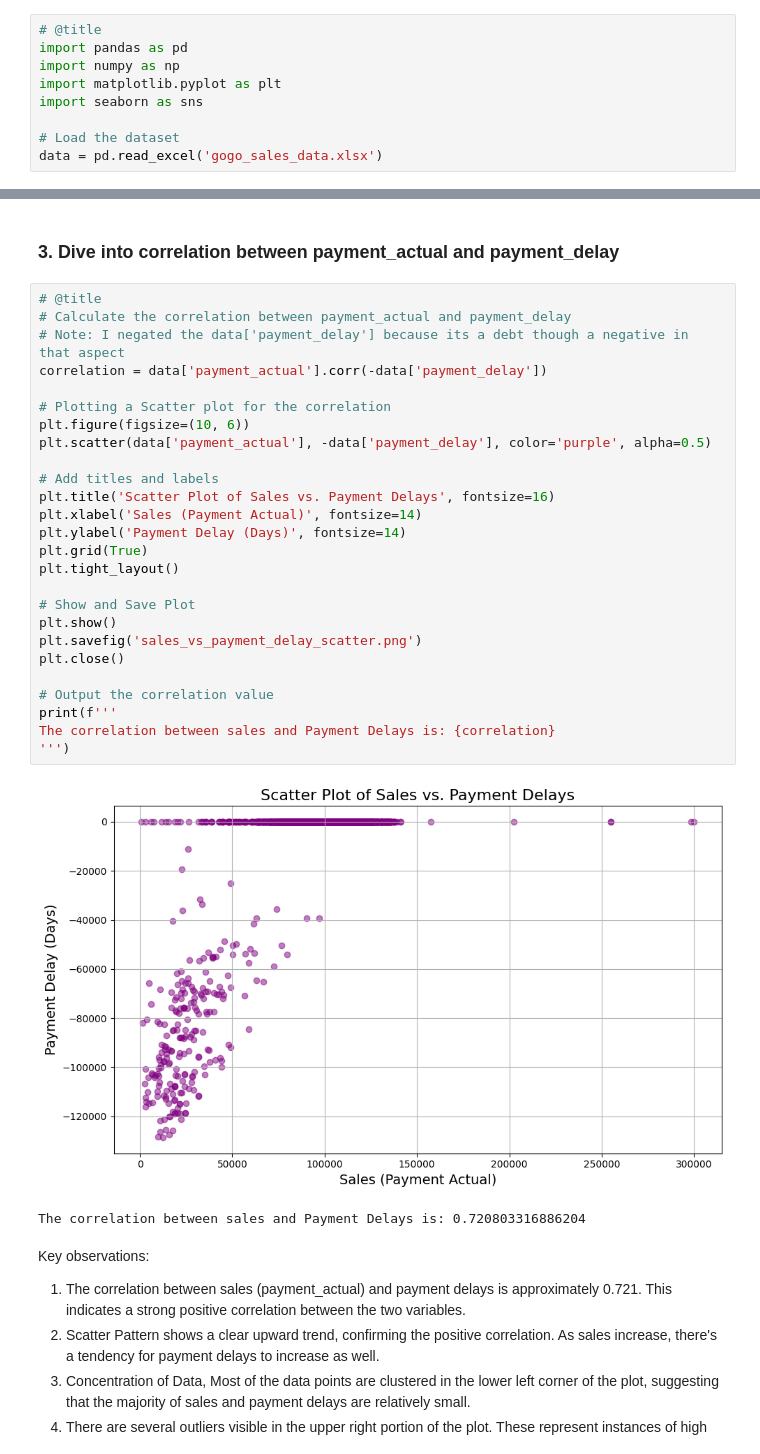
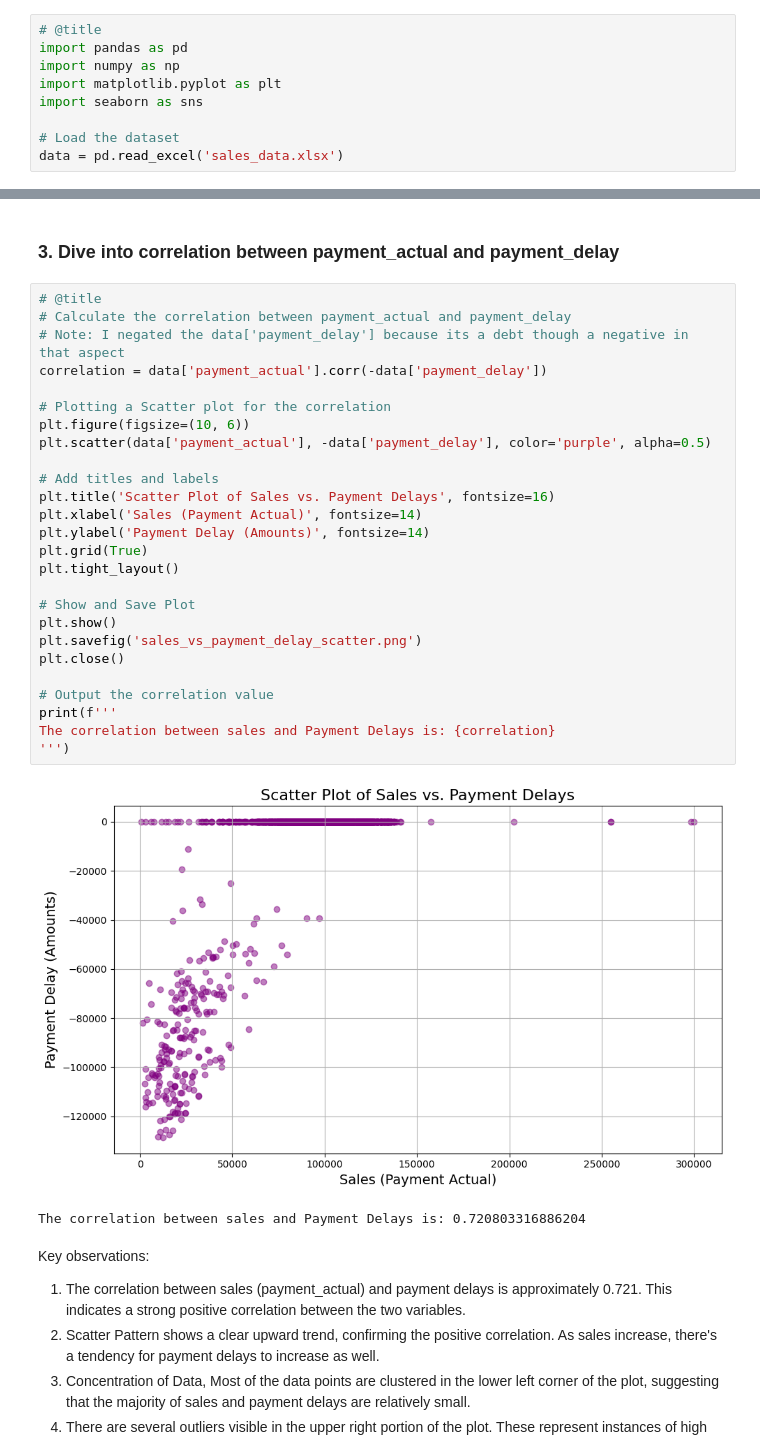
Before and after one commit to nabigwaku/Analysis-Projects, a Jupyter notebook: Sales_and_Repayment_Analysis.ipynb, the cells around one changed output, grey strips where cells are left out. Drawn from its saved outputs; the diff is of its cells as text.

```diff
--- a/Sales_and_Repayment_Analysis.ipynb
+++ b/Sales_and_Repayment_Analysis.ipynb
@@ -27,7 +27,7 @@ import matplotlib.pyplot as plt
 import seaborn as sns
 
 # Load the dataset
-data = pd.read_excel('gogo_sales_data.xlsx')
+data = pd.read_excel('sales_data.xlsx')
 # %% [markdown]
 ### Dataset Overview
 The dataset appears to be clean and well-structured, with no missing values in any of the columns. Dataset has 2000 entries, and 7 columns:
@@ -221,31 +221,31 @@ Key Observation:
 # %%
 # @title
 # Calculate the correlation between payment_actual and payment_delay
 # Note: I negated the data['payment_delay'] because its a debt though a negative in that aspect
 correlation = data['payment_actual'].corr(-data['payment_delay'])
 
 # Plotting a Scatter plot for the correlation
 plt.figure(figsize=(10, 6))
 plt.scatter(data['payment_actual'], -data['payment_delay'], color='purple', alpha=0.5)
 
 # Add titles and labels
 plt.title('Scatter Plot of Sales vs. Payment Delays', fontsize=16)
 plt.xlabel('Sales (Payment Actual)', fontsize=14)
-plt.ylabel('Payment Delay (Days)', fontsize=14)
+plt.ylabel('Payment Delay (Amounts)', fontsize=14)
 plt.grid(True)
 plt.tight_layout()
 
 # Show and Save Plot
 plt.show()
 plt.savefig('sales_vs_payment_delay_scatter.png')
 plt.close()
 
 # Output the correlation value
 print(f'''
 The correlation between sales and Payment Delays is: {correlation}
 ''')
 # %% [output]
-[figure, old version]
+[figure, new version]
 The correlation between sales and Payment Delays is: 0.720803316886204
 # %% [markdown]
 Key observations:
```
Also changed, not shown: parts of 2 cells of this notebook.
